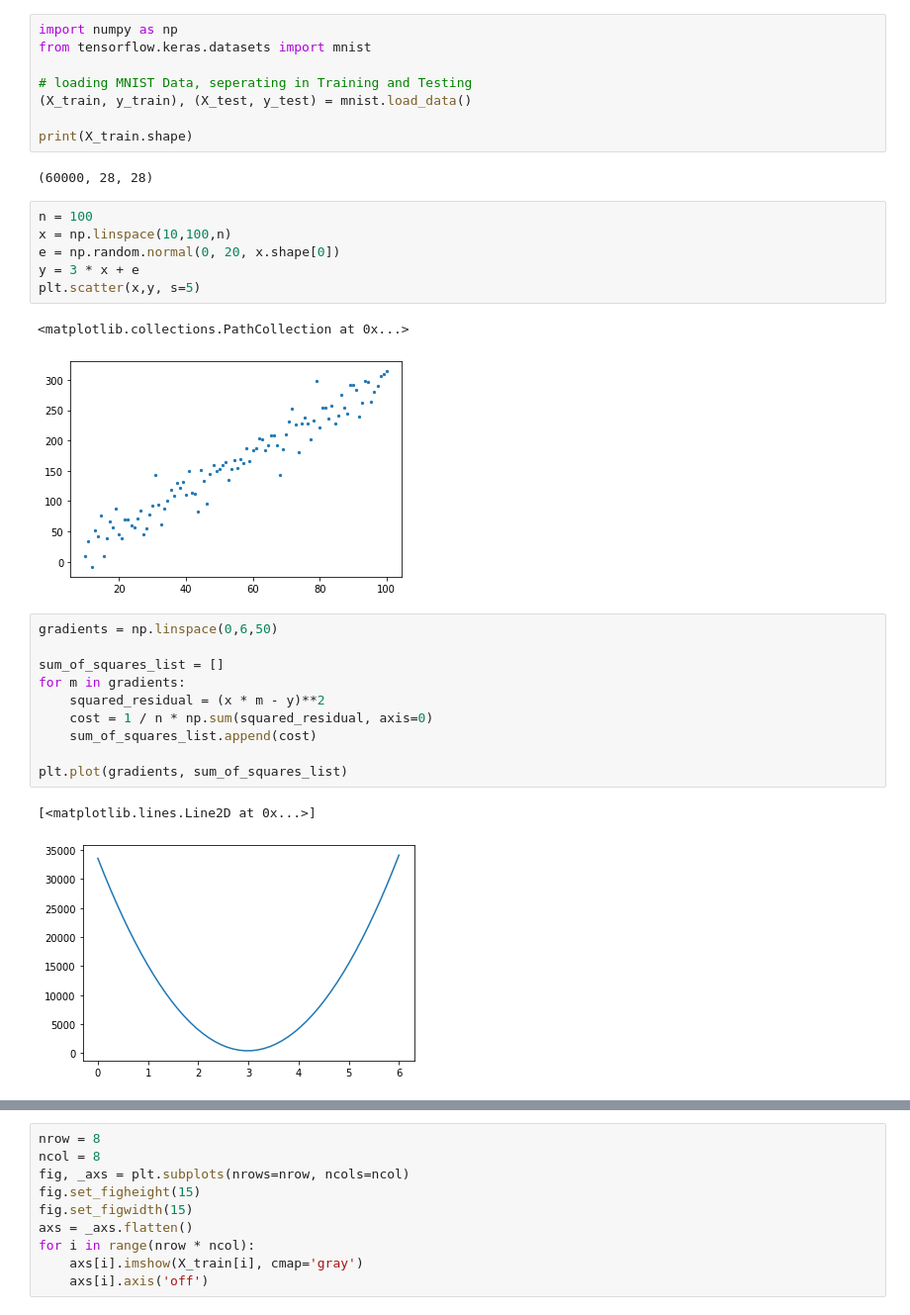
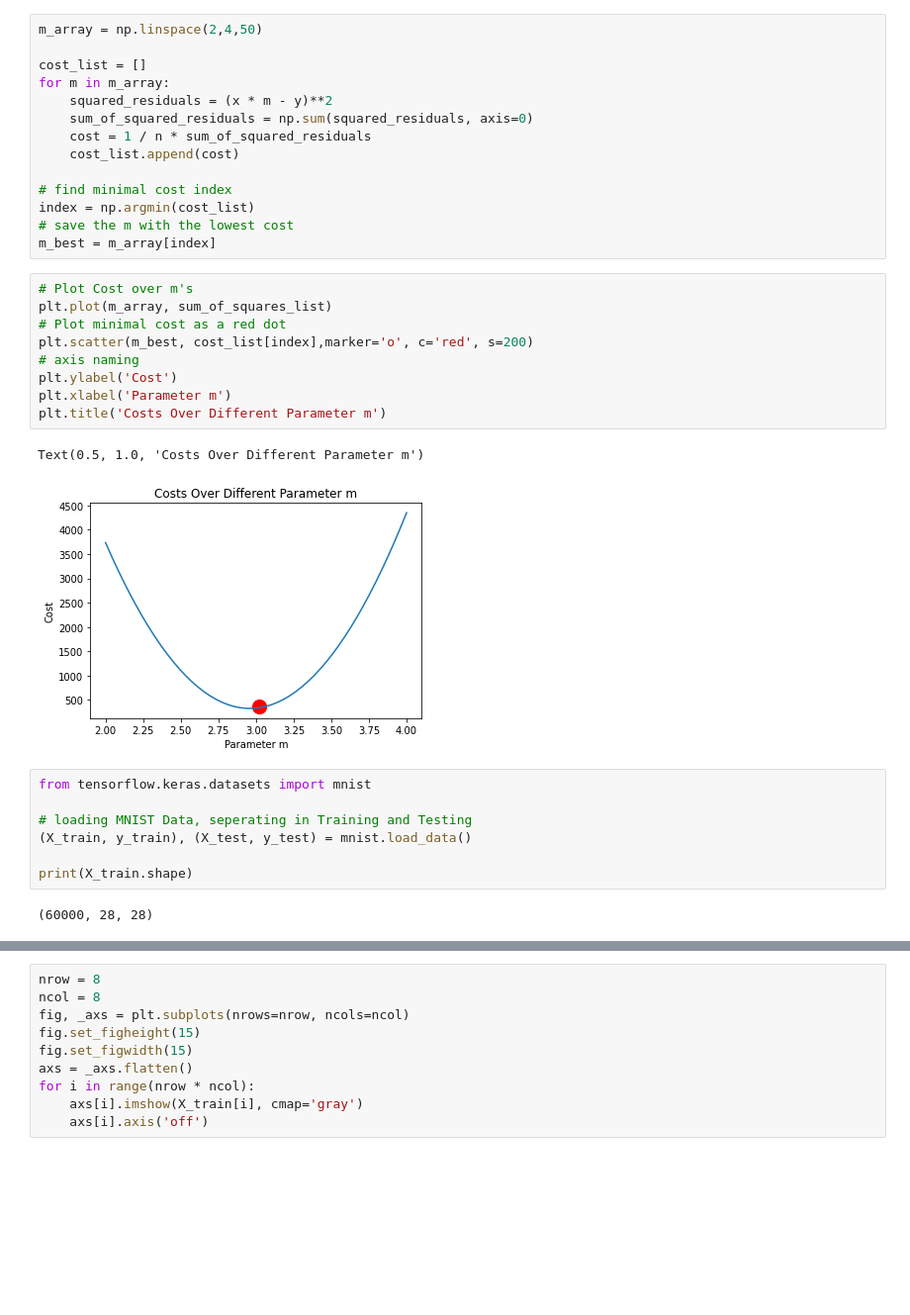
Before and after one commit to Davideee/schleuniger-ml, a Jupyter notebook: MachineLearningCourse.ipynb, the cells around one changed output, grey strips where cells are left out. Shown at 99% size. Cells and saved outputs as stored; diff of their text form; blank space fills up the shorter version.

```diff
--- a/MachineLearningCourse.ipynb
+++ b/MachineLearningCourse.ipynb
@@ -1,5 +20,30 @@
+# %%
+m_array = np.linspace(2,4,50)
+
+cost_list = []
+for m in m_array:
+    squared_residuals = (x * m - y)**2
+    sum_of_squared_residuals = np.sum(squared_residuals, axis=0)
+    cost = 1 / n * sum_of_squared_residuals
+    cost_list.append(cost)
+
+# find minimal cost index
+index = np.argmin(cost_list)
+# save the m with the lowest cost
+m_best = m_array[index]
+# %%
+# Plot Cost over m's
+plt.plot(m_array, sum_of_squares_list)
+# Plot minimal cost as a red dot
+plt.scatter(m_best, cost_list[index],marker='o', c='red', s=200)
+# axis naming
+plt.ylabel('Cost')
+plt.xlabel('Parameter m')
+plt.title('Costs Over Different Parameter m')
+# %% [output]
+Text(0.5, 1.0, 'Costs Over Different Parameter m')
+[figure, added]
 # %%
-import numpy as np
 from tensorflow.keras.datasets import mnist
 
 # loading MNIST Data, seperating in Training and Testing
@@ -8,26 +52,4 @@ from tensorflow.keras.datasets import mnist
 print(X_train.shape)
 # %% [output]
 (60000, 28, 28)
-# %%
-n = 100
-x = np.linspace(10,100,n)
-e = np.random.normal(0, 20, x.shape[0])
-y = 3 * x + e
-plt.scatter(x,y, s=5)
-# %% [output]
-<matplotlib.collections.PathCollection at 0x...>
-[figure, removed]
-# %%
-gradients = np.linspace(0,6,50)
-
-sum_of_squares_list = []
-for m in gradients:
-    squared_residual = (x * m - y)**2
-    cost = 1 / n * np.sum(squared_residual, axis=0)
-    sum_of_squares_list.append(cost)
-
-plt.plot(gradients, sum_of_squares_list)
-# %% [output]
-[<matplotlib.lines.Line2D at 0x...>]
-[figure, removed]
 # %%
```
Also changed, not shown: parts of 6 cells of this notebook.
